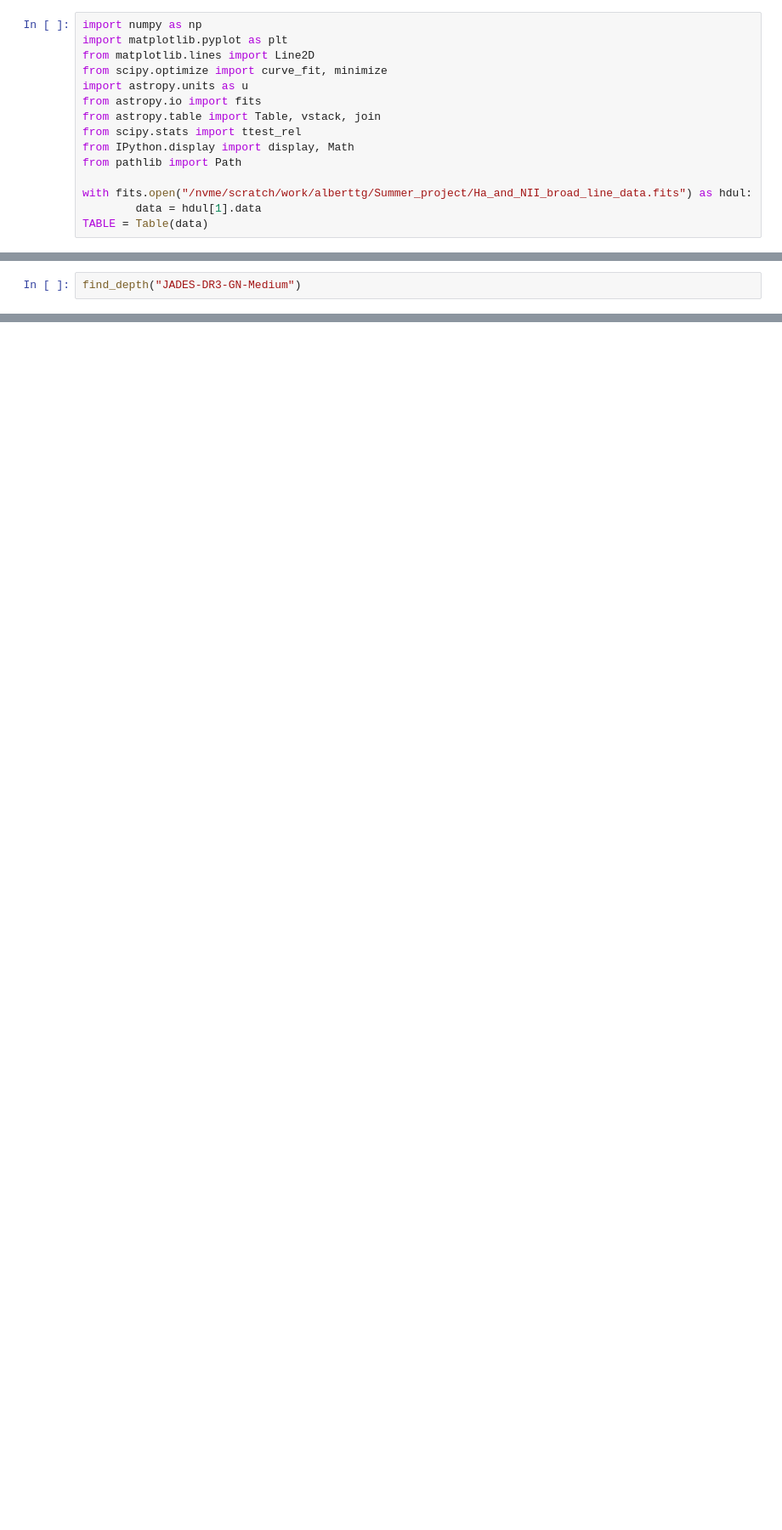
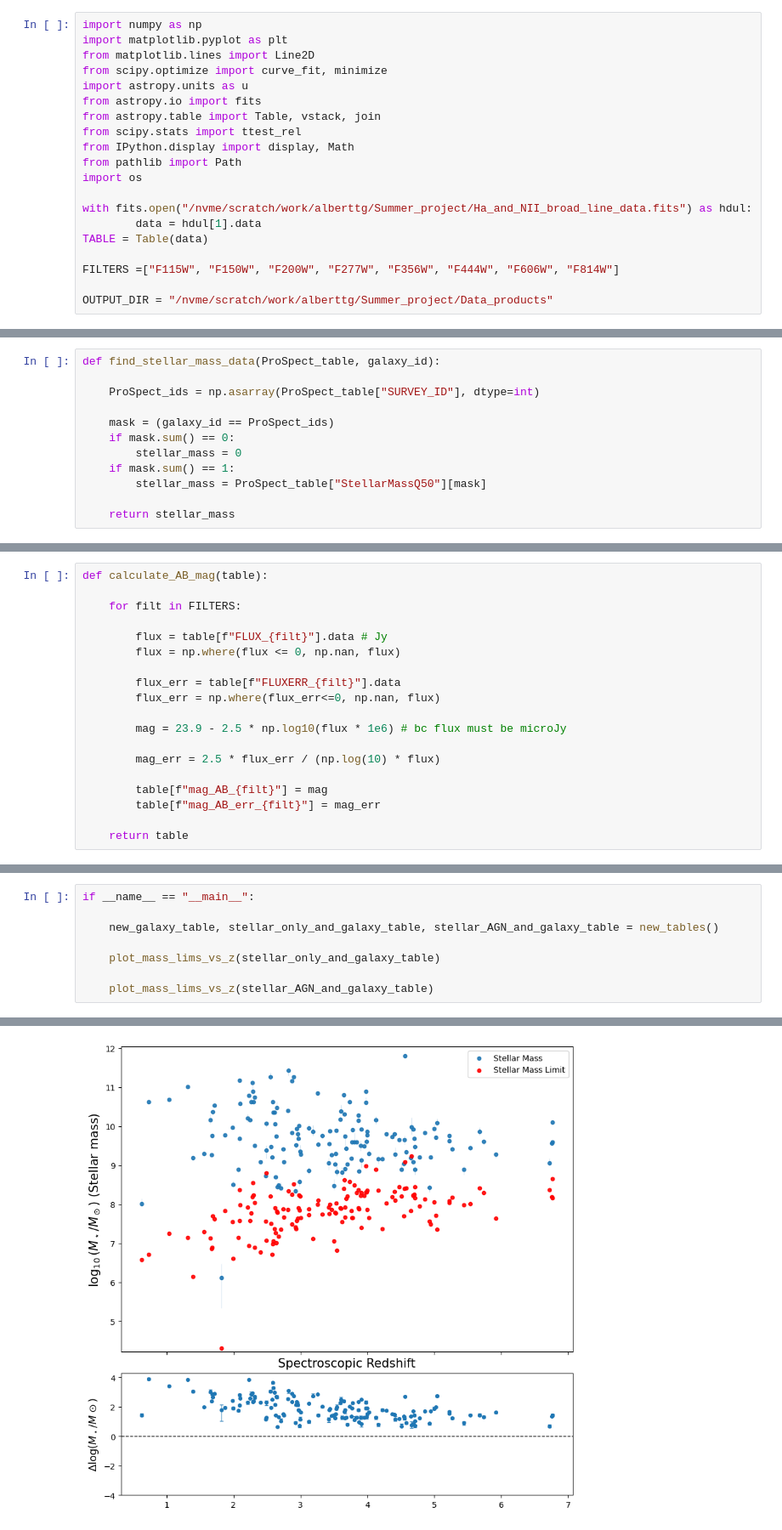
Before and after one commit to a-tg161/Summer_project, a Jupyter notebook: Jupyter_notebooks/stellar_mass_lims.ipynb, the cells around one changed output, grey strips where cells are left out. Shown at 85% size. Cells and saved outputs as stored; diff of their text form; blank space fills up the shorter version.

```diff
--- a/Jupyter_notebooks/stellar_mass_lims.ipynb
+++ b/Jupyter_notebooks/stellar_mass_lims.ipynb
@@ -9,7 +9,12 @@ from astropy.table import Table, vstack, join
 from scipy.stats import ttest_rel
 from IPython.display import display, Math
 from pathlib import Path
+import os
 
 with fits.open("/nvme/scratch/work/alberttg/Summer_project/Ha_and_NII_broad_line_data.fits") as hdul:
         data = hdul[1].data
 TABLE = Table(data)
+
+FILTERS =["F115W", "F150W", "F200W", "F277W", "F356W", "F444W", "F606W", "F814W"]
+
+OUTPUT_DIR = "/nvme/scratch/work/alberttg/Summer_project/Data_products"
@@ -91,2 +69,12 @@ def find_depth(survey):
 # %%
-find_depth("JADES-DR3-GN-Medium")
+def find_stellar_mass_data(ProSpect_table, galaxy_id):
+
+    ProSpect_ids = np.asarray(ProSpect_table["SURVEY_ID"], dtype=int)
+
+    mask = (galaxy_id == ProSpect_ids)
+    if mask.sum() == 0:
+        stellar_mass = 0
+    if mask.sum() == 1:
+        stellar_mass = ProSpect_table["StellarMassQ50"][mask]
+
+    return stellar_mass
@@ -94,0 +109,19 @@ find_depth("JADES-DR3-GN-Medium")
+# %%
+def calculate_AB_mag(table):
+
+    for filt in FILTERS:
+
+        flux = table[f"FLUX_{filt}"].data # Jy
+        flux = np.where(flux <= 0, np.nan, flux)
+
+        flux_err = table[f"FLUXERR_{filt}"].data
+        flux_err = np.where(flux_err<=0, np.nan, flux)
+
+        mag = 23.9 - 2.5 * np.log10(flux * 1e6) # bc flux must be microJy
+
+        mag_err = 2.5 * flux_err / (np.log(10) * flux)
+
+        table[f"mag_AB_{filt}"] = mag
+        table[f"mag_AB_err_{filt}"] = mag_err
+
+    return table
@@ -94,0 +260,9 @@ find_depth("JADES-DR3-GN-Medium")
+# %%
+if __name__ == "__main__":
+
+    new_galaxy_table, stellar_only_and_galaxy_table, stellar_AGN_and_galaxy_table = new_tables()
+
+    plot_mass_lims_vs_z(stellar_only_and_galaxy_table)
+
+    plot_mass_lims_vs_z(stellar_AGN_and_galaxy_table)
+# %% [output]
@@ -94,0 +270 @@ find_depth("JADES-DR3-GN-Medium")
+[figure, added]
```
Also changed, not shown: parts of 7 cells of this notebook, 11 other files.
